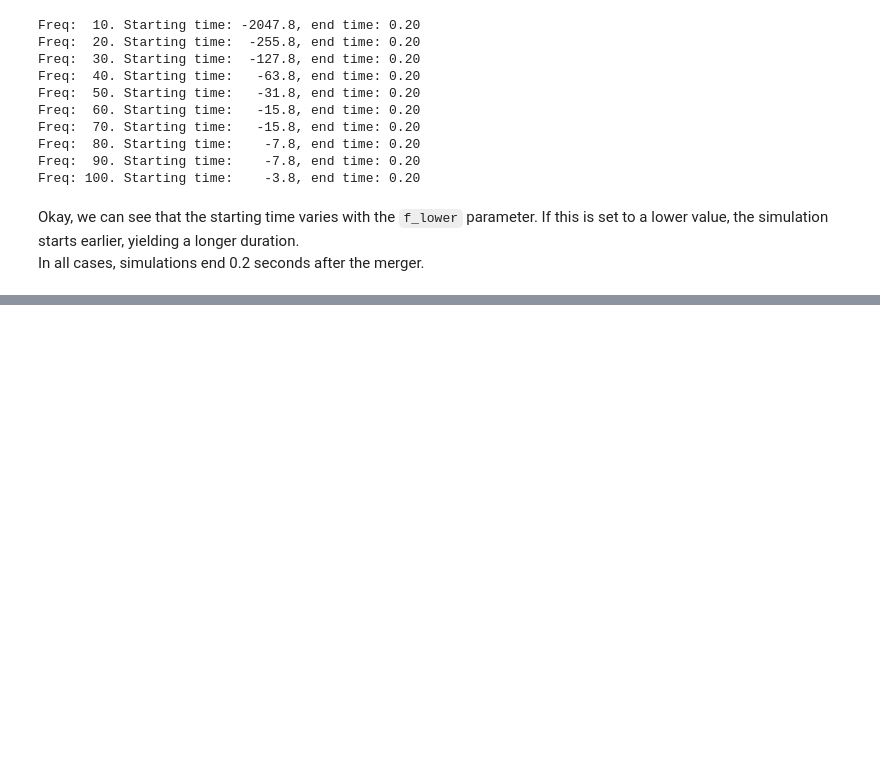
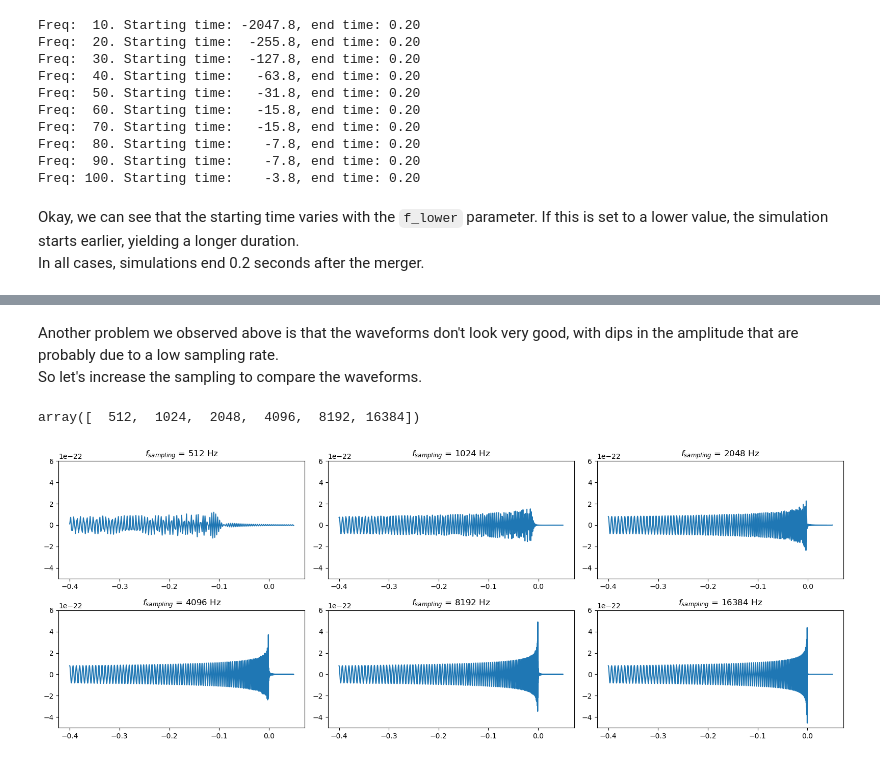
Before and after one commit to tttiago/dataset_generation, a Jupyter notebook: explore_generation_params.ipynb, the cells around one changed output, grey strips where cells are left out. Saved outputs shown, nothing was run; the diff lists cells and outputs as text; code cells hidden in the pictures; blank space fills up the shorter version.

```diff
--- a/explore_generation_params.ipynb
+++ b/explore_generation_params.ipynb
@@ -208,7 +129,0 @@ for freq in freqs:
-# %%
-fig, axs = plt.subplots(2, 5, figsize=(16, 6))
-for ith_ax, ax in enumerate(axs.flatten()):
-    ax.plot(hps[ith_ax].sample_times, hps[ith_ax])
-    ax.set_title('$f_{lower}$' f' = {freqs[ith_ax]} Hz')
-fig.tight_layout()
-plt.show()
@@ -225,0 +155,24 @@ plt.plot(np.array(hps[5])[-300:-150])
+# %% [markdown]
+Another problem we observed above is that the waveforms don't look very good, with dips in the amplitude that are probably due to a low sampling rate.
+So let's increase the sampling to compare the waveforms.
+# %%
+sampling_rates = np.array([512 * 2**i for i in range(6)])
+sampling_rates
+# %% [output]
+array([  512,  1024,  2048,  4096,  8192, 16384])
+# %%
+config['freq_lower'] = 100
+hps2 = []
+for sampling_rate in sampling_rates:
+    config['sample_rate'] = sampling_rate
+    hp, _ = gen_data_strain(config)
+    hps2.append(hp)
+# %%
+fig, axs = plt.subplots(2, 3, figsize=(16, 6))
+for ith_ax, ax in enumerate(axs.flatten()):
+    ax.plot(*get_waveform_slice(hps2[ith_ax], begin=-0.4, end=0.05))
+    ax.set_title('$f_{sampling}$' f' = {sampling_rates[ith_ax]} Hz')
+    ax.set_ylim([-5e-22, 6e-22])
+fig.tight_layout()
+# %% [output]
+[figure, added]
```
Also changed, not shown: parts of 34 cells of this notebook.
